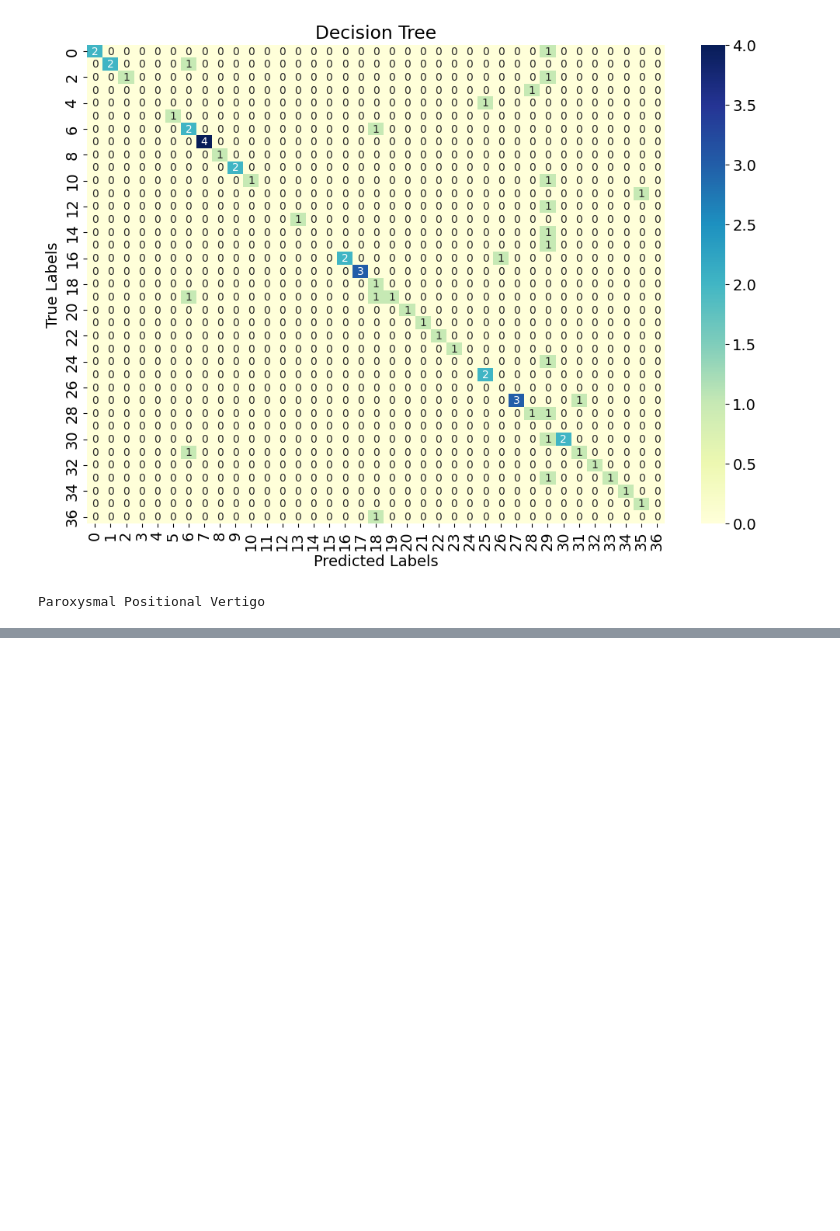
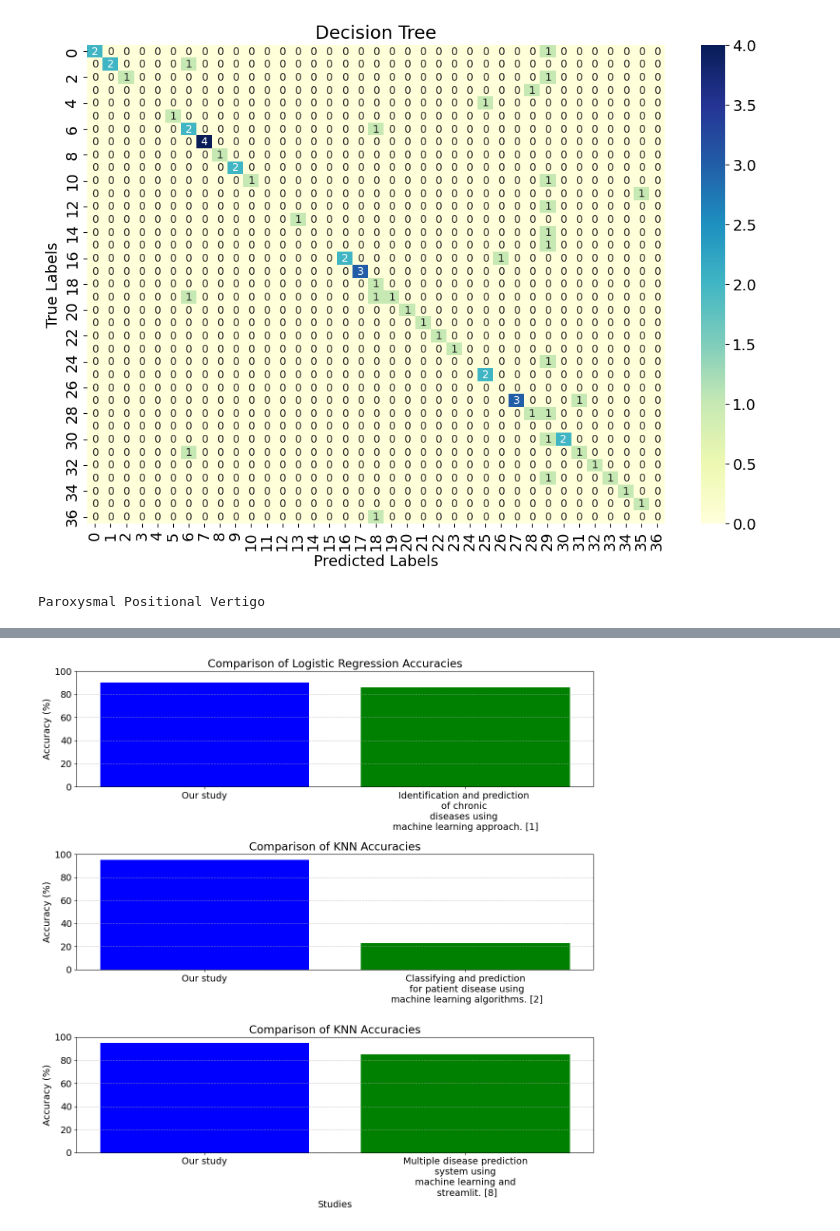
Before and after one commit to DGclasher/disease-predict-ml, a Jupyter notebook: predict-disease.ipynb, the cells around one changed output, grey strips where cells are left out. Cells and saved outputs as stored; diff of their text form; code cells hidden in the pictures; blank space fills up the shorter version.

```diff
--- a/predict-disease.ipynb
+++ b/predict-disease.ipynb
@@ -319,0 +377,41 @@ Paroxysmal Positional Vertigo
+# %%
+import matplotlib.pyplot as plt
+
+# Define accuracies for logistic regression, KNN, and papers
+lr_acc = accuracies['logistic_regression'] * 100
+knn_acc = accuracies['knn'] * 100
+paper1_acc = 86
+paper2_acc = 23
+paper8_acc = 85
+
+plt.figure(figsize=(12, 12))
+
+# Plot bar graphs for Logistic Regression and papers
+plt.subplot(3, 1, 1)
+plt.bar(['Our study', "Identification and prediction \nof chronic \ndiseases using \nmachine learning approach. [1]"], [lr_acc, paper1_acc], color=['blue', 'green'])
+plt.ylabel('Accuracy (%)')
+plt.title('Comparison of Logistic Regression Accuracies')
+plt.ylim(0.0, 100.0)
+plt.grid(axis='y', linestyle='--', alpha=0.7)
+
+# Plot bar graphs for KNN and papers
+plt.subplot(3, 1, 2)
+plt.bar(['Our study', "Classifying and prediction\n for patient disease using\n machine learning algorithms. [2]"], [knn_acc, paper2_acc], color=['blue', 'green'])
+plt.ylabel('Accuracy (%)')
+plt.title('Comparison of KNN Accuracies')
+plt.ylim(0.0, 100.0)
+plt.grid(axis='y', linestyle='--', alpha=0.7)
+
+# Plot bar graphs for KNN and papers
+plt.subplot(3, 1, 3)
+plt.bar(['Our study', "Multiple disease prediction\n system using \nmachine learning and\n streamlit. [8]"], [knn_acc, paper8_acc], color=['blue', 'green'])
+plt.xlabel('Studies')
+plt.ylabel('Accuracy (%)')
+plt.title('Comparison of KNN Accuracies')
+plt.ylim(0.0, 100.0)
+plt.grid(axis='y', linestyle='--', alpha=0.7)
+
+plt.tight_layout()
+plt.show()
+# %% [output]
+[figure, added]
```
Also changed, not shown: parts of 24 cells of this notebook, 4 other files.
